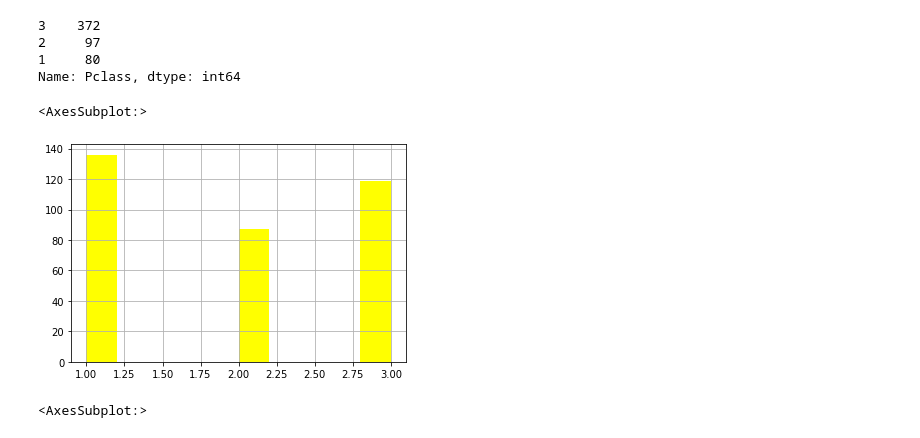
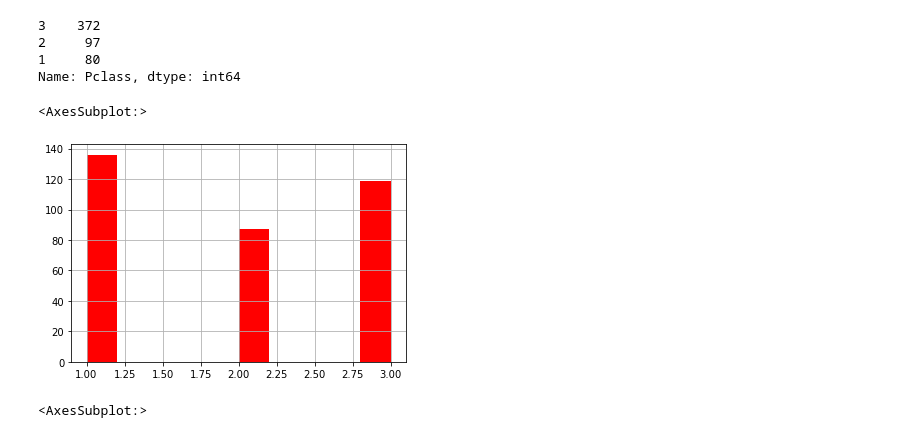
Before and after one commit to maniprofile/Py, a Jupyter notebook: ML/Supervised/Decision Tree/Decision Tree.ipynb, the cells around one changed output. Saved outputs shown, nothing was run; the diff lists cells and outputs as text; code cells hidden in the pictures.

```diff
--- a/ML/Supervised/Decision Tree/Decision Tree.ipynb
+++ b/ML/Supervised/Decision Tree/Decision Tree.ipynb
@@ -134,2 +133,0 @@ df1
-# %%
-df1=df1.drop('Unnamed: 12', axis=1)
@@ -289,10 +270,10 @@ dead['Pclass'].value_counts()
 1     80
 Name: Pclass, dtype: int64
 # %%
-Survived['Pclass'].hist(color='yellow')
+Survived['Pclass'].hist(color='red')
 # %% [output]
 <AxesSubplot:>
-[figure, old version]
+[figure, new version]
 # %%
 dead['Pclass'].hist()
 # %% [output]
```
Also changed, not shown: parts of 20 cells of this notebook.
